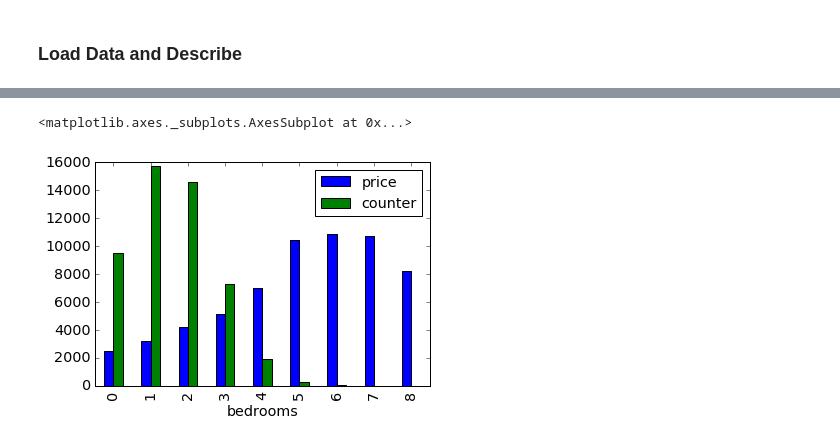
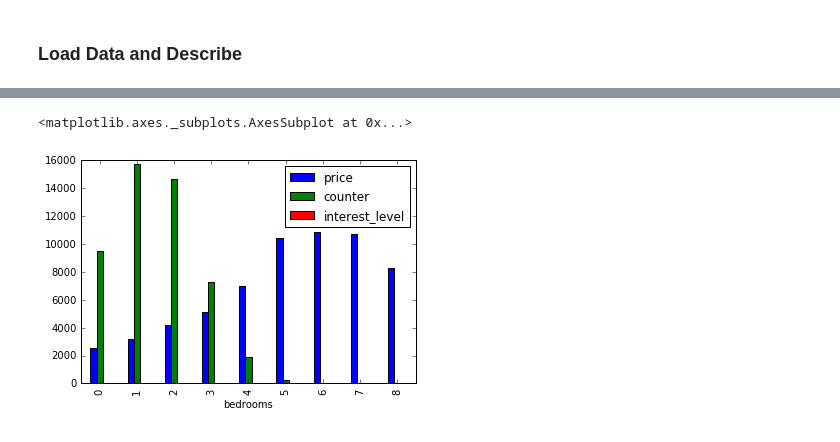
Before and after one commit to raghavbali/two_sigma_kaggle, a Jupyter notebook: explore_data_001.ipynb, the cells around one changed output, grey strips where cells are left out. Saved outputs shown, nothing was run; the diff lists cells and outputs as text; code cells hidden in the pictures.

```diff
--- a/explore_data_001.ipynb
+++ b/explore_data_001.ipynb
@@ -155,5 +157,5 @@ plt.show()
 # %%
-train_df.groupby('bedrooms').agg({'price' : np.mean,'counter':np.sum}).plot(kind='bar')
+train_df.groupby('bedrooms').agg({'price' : np.mean,'counter':np.sum,'interest_level':np.mean}).plot(kind='bar')
 # %% [output]
 <matplotlib.axes._subplots.AxesSubplot at 0x...>
-[figure, old version]
+[figure, new version]
```
Also changed, not shown: parts of 8 cells of this notebook, 2 other files.
